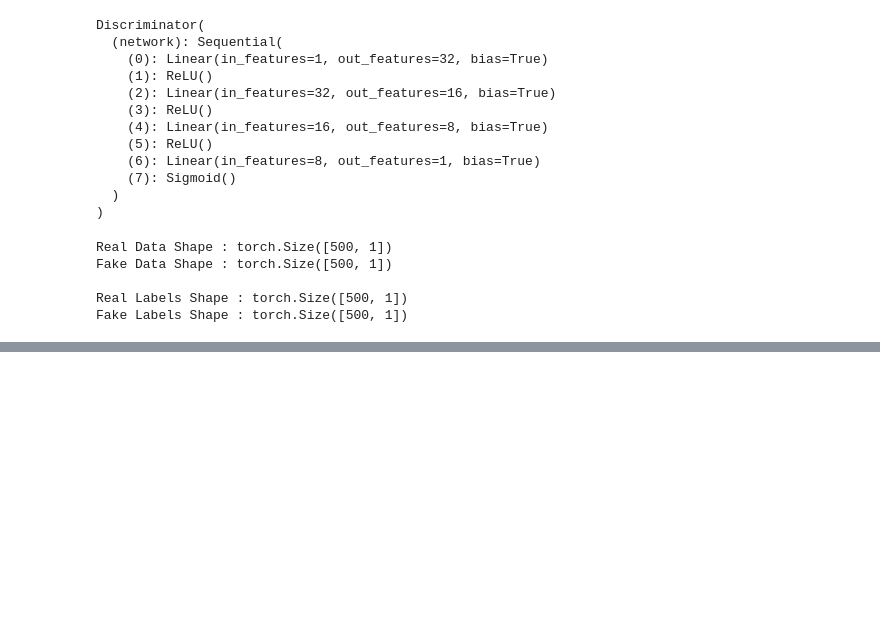
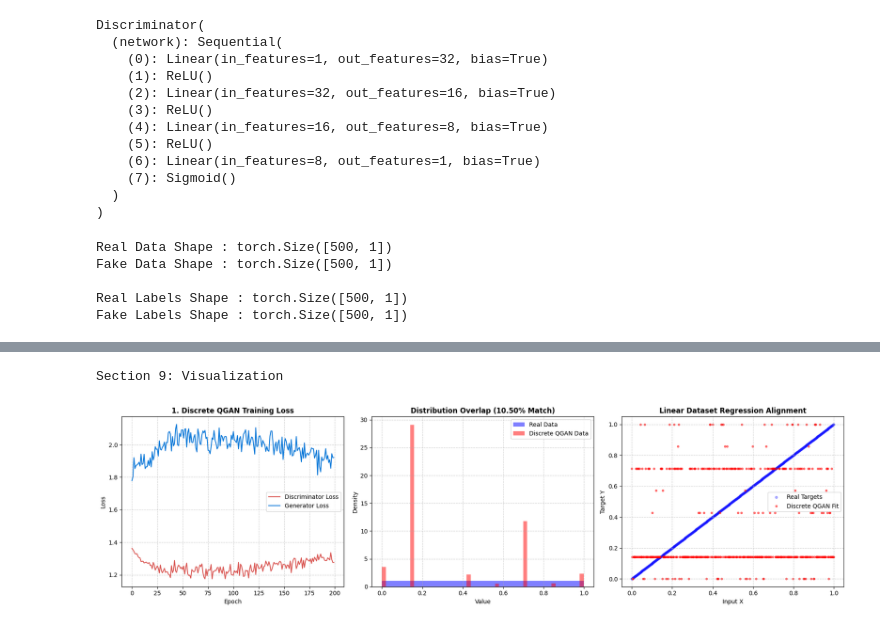
Before and after one commit to murtazaansari2504/QGAN-and-GAN, a Jupyter notebook: QGAN_final.ipynb, the cells around one changed output, grey strips where cells are left out. Drawn from its saved outputs; the diff is of its cells as text; code cells hidden in the pictures; blank space fills up the shorter version.

```diff
--- a/QGAN_final.ipynb
+++ b/QGAN_final.ipynb
@@ -855,51 +909,66 @@ print("-----------------------------------------")
 # SECTION 9: VISUALIZATION (FOR DISCRETE / SHOT-BASED QGAN)
 
 import matplotlib.pyplot as plt
+import numpy as np
 
 print("Section 9: Visualization")
 
-# 1. Flatten and sort values for clean plot line connections
-x_flat = X_np.ravel()
-y_true_flat = y_np.ravel()
-y_pred_flat = fake_data.detach().cpu().numpy().ravel()
+def _to_1d_float(arr):
+    if hasattr(arr, "detach"):
+        arr = arr.detach().cpu().numpy()
+    return np.asarray(arr, dtype=np.float64).ravel()
+
+# 1. Flatten and sort values using available variables (X_norm / y_norm / fake_data)
+x_flat = _to_1d_float(X_norm)
+y_true_flat = _to_1d_float(y_norm)
+y_pred_flat = _to_1d_float(fake_data)
+
+# Agar lengths alag hon toh minimum length tak align kar lo taaki scatter/plot na phate
+n_xy = min(len(x_flat), len(y_true_flat))
+x_flat = x_flat[:n_xy]
+y_true_flat = y_true_flat[:n_xy]
+y_pred_scatter = y_pred_flat[:n_xy]
 
 sort_idx = np.argsort(x_flat)
 x_sorted = x_flat[sort_idx]
 y_true_sorted = y_true_flat[sort_idx]
-y_pred_sorted = y_pred_flat[sort_idx]
+y_pred_sorted = y_pred_scatter[sort_idx]
 
 # 2. Setup 3-Panel Figure Layout
 fig, axes = plt.subplots(1, 3, figsize=(18, 5))
 
 # --- Panel 1: Loss Convergence ---
 axes[0].plot(loss_history_d_disc, label="Discriminator Loss", color="#D9534F", linewidth=1.5)
 axes[0].plot(loss_history_g_disc, label="Generator Loss", color="#0275D8", linewidth=1.5)
-axes[0].set_title("1.Discrete QGAN Training Loss", fontsize=12, fontweight='bold')
+axes[0].set_title("1. Discrete QGAN Training Loss", fontsize=12, fontweight="bold")
 axes[0].set_xlabel("Epoch")
 axes[0].set_ylabel("Loss")
 axes[0].grid(True, linestyle="--", alpha=0.6)
 axes[0].legend()
 
 # --- Panel 2: Distribution Density / Overlap ---
-axes[1].hist(y_true_flat, bins=25, alpha=0.5, label="Real Data", color="blue", density=True)
-axes[1].hist(y_pred_flat, bins=25, alpha=0.5, label="Discrete QGAN Data", color="red", density=True)
-axes[1].set_title(f"Distribution Overlap ({histogram_overlap_val:.2f}% Match)", fontsize=12, fontweight='bold')
+axes[1].hist(y_true_flat, bins=50, alpha=0.5, label="Real Data", color="blue", density=True)
+axes[1].hist(y_pred_flat, bins=50, alpha=0.5, label="Discrete QGAN Data", color="red", density=True)
+axes[1].set_title(f"Distribution Overlap ({histogram_overlap_val:.2f}% Match)", fontsize=12, fontweight="bold")
 axes[1].set_xlabel("Value")
 axes[1].set_ylabel("Density")
 axes[1].grid(True, linestyle="--", alpha=0.6)
 axes[1].legend()
 
 # --- Panel 3: Regression Alignment Fit ---
 axes[2].scatter(x_sorted, y_true_sorted, color="blue", alpha=0.3, label="Real Targets", s=15)
 axes[2].scatter(x_sorted, y_pred_sorted, color="red", alpha=0.5, label="Discrete QGAN Fit", s=10)
-axes[2].set_title("Linear Dataset Regression Alignment", fontsize=12, fontweight='bold')
+axes[2].set_title("Linear Dataset Regression Alignment", fontsize=12, fontweight="bold")
 axes[2].set_xlabel("Input X")
 axes[2].set_ylabel("Target Y")
 axes[2].grid(True, linestyle="--", alpha=0.6)
 axes[2].legend()
 
 plt.tight_layout()
 plt.show()
+# %% [output]
+Section 9: Visualization
+[figure, added]
 # %%
 #HYBRID CONTINUOUS QGAN (MODEL 2)
 
```
Also changed, not shown: parts of 23 cells of this notebook.
